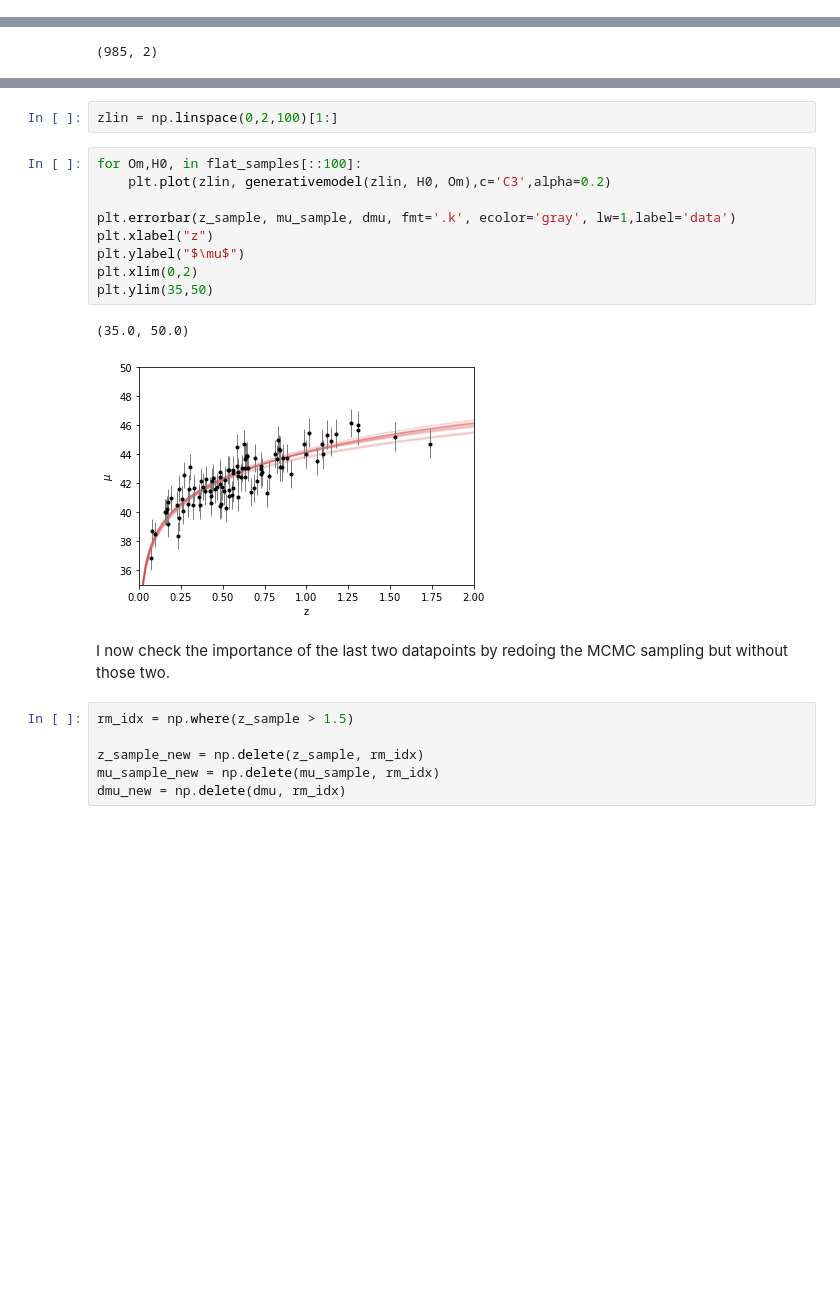
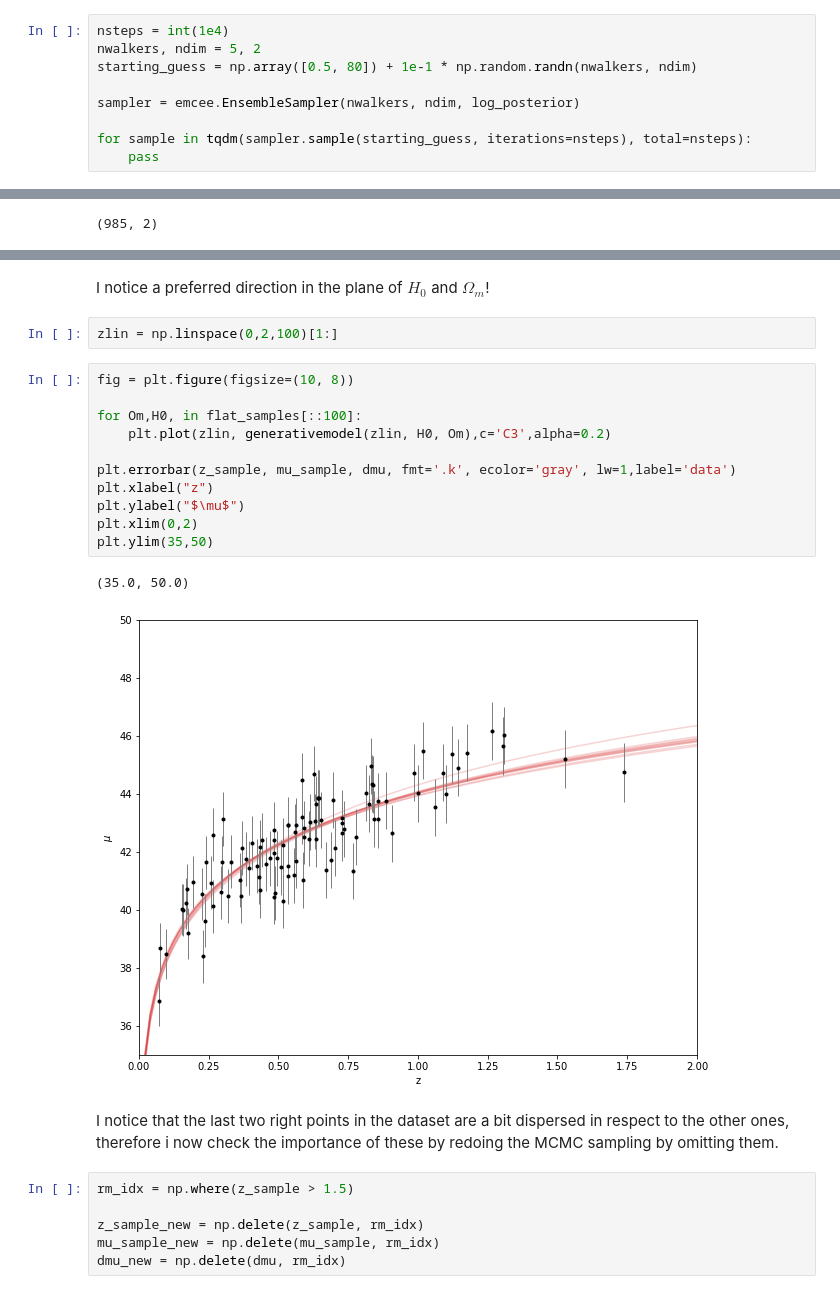
Before and after one commit to LorenzoVigan56/astrostatistics_bicocca_2024, a Jupyter notebook: working/L18_SupernovaDistances_II.ipynb, the cells around one changed output, grey strips where cells are left out. Cells and saved outputs as stored; diff of their text form; blank space fills up the shorter version.

```diff
--- a/working/L18_SupernovaDistances_II.ipynb
+++ b/working/L18_SupernovaDistances_II.ipynb
@@ -132,3 +148,12 @@ sampler.run_mcmc(starting_guess, nsteps);
+# %%
+nsteps = int(1e4)
+nwalkers, ndim = 5, 2
+starting_guess = np.array([0.5, 80]) + 1e-1 * np.random.randn(nwalkers, ndim)
+
+sampler = emcee.EnsembleSampler(nwalkers, ndim, log_posterior)
+
+for sample in tqdm(sampler.sample(starting_guess, iterations=nsteps), total=nsteps):
+    pass
 # %%
 fig, axes = plt.subplots(2, figsize=(10, 7), sharex=True)
 samples = sampler.get_chain()
@@ -162,19 +187,23 @@ fig = corner.corner(
+# %% [markdown]
+I notice a preferred direction in the plane of $H_0$ and $\Omega_m$!
 # %%
 zlin = np.linspace(0,2,100)[1:]
 # %%
+fig = plt.figure(figsize=(10, 8))
+
 for Om,H0, in flat_samples[::100]:
     plt.plot(zlin, generativemodel(zlin, H0, Om),c='C3',alpha=0.2)
 
 plt.errorbar(z_sample, mu_sample, dmu, fmt='.k', ecolor='gray', lw=1,label='data')
 plt.xlabel("z")
 plt.ylabel("$\mu$")
 plt.xlim(0,2)
 plt.ylim(35,50)
 # %% [output]
 (35.0, 50.0)
-[figure, old version]
+[figure, new version]
 # %% [markdown]
-I now check the importance of the last two datapoints by redoing the MCMC sampling but without those two.
+I notice that the last two right points in the dataset are a bit dispersed in respect to the other ones, therefore i now check the importance of these by redoing the MCMC sampling by omitting them.
 # %%
 rm_idx = np.where(z_sample > 1.5)
 
```
Also changed, not shown: parts of 56 cells of this notebook, 6 other files.
